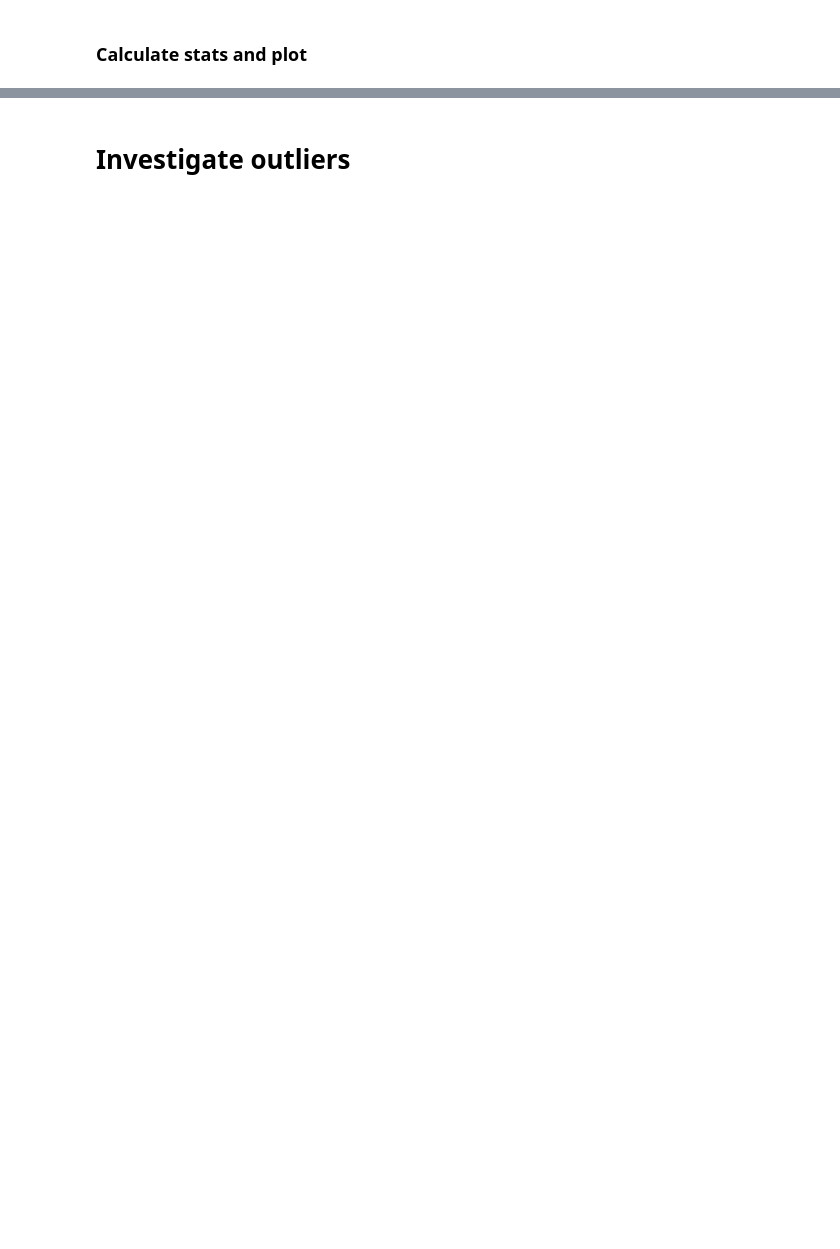
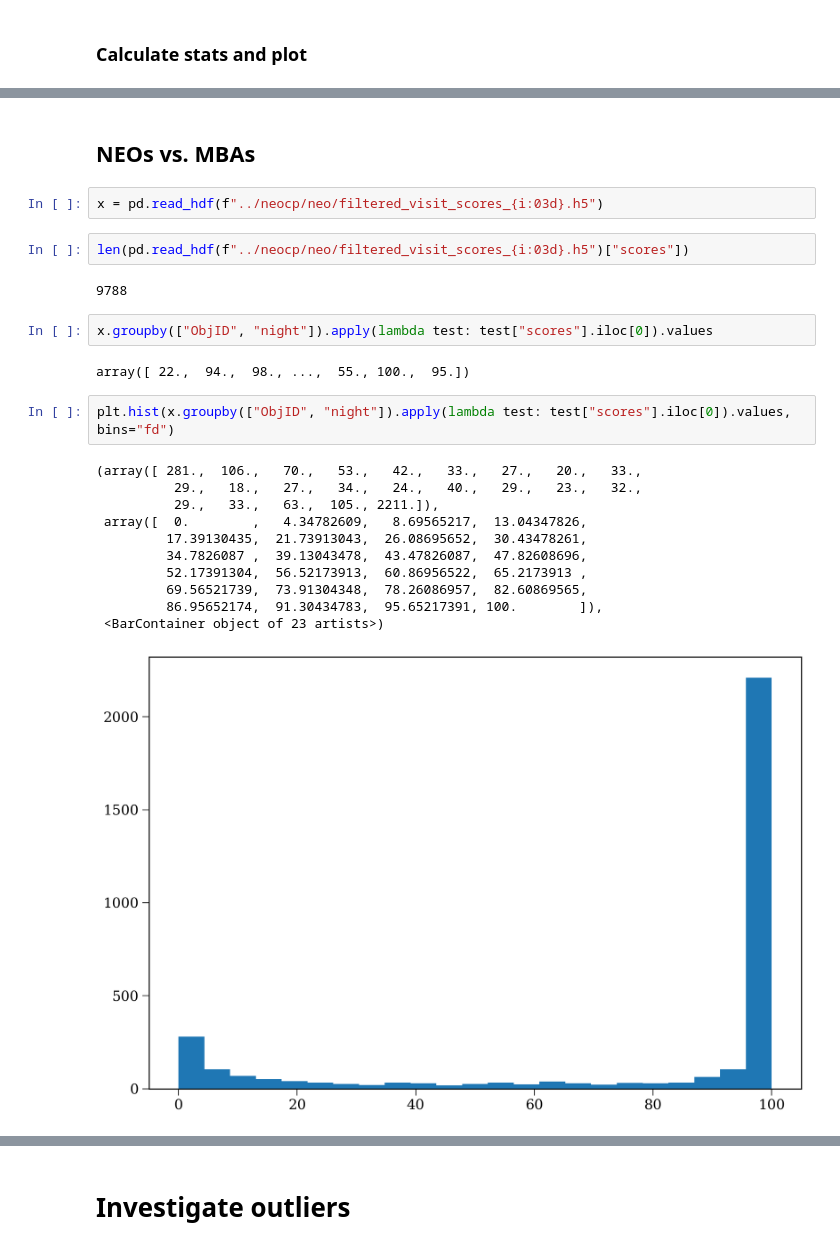
Before and after one commit to dirac-institute/hybrid_sso_catalogue, a Jupyter notebook: lsst_detection_probability/Predict misses.ipynb, the cells around one changed output, grey strips where cells are left out. Cells and saved outputs as stored; diff of their text form; blank space fills up the shorter version.

```diff
--- a/lsst_detection_probability/Predict misses.ipynb
+++ b/lsst_detection_probability/Predict misses.ipynb
@@ -256,0 +279,26 @@ Overall success rate: 76.92%
+# %% [markdown]
+## NEOs vs. MBAs
+# %%
+x = pd.read_hdf(f"../neocp/neo/filtered_visit_scores_{i:03d}.h5")
+# %%
+len(pd.read_hdf(f"../neocp/neo/filtered_visit_scores_{i:03d}.h5")["scores"])
+# %% [output]
+9788
+# %%
+x.groupby(["ObjID", "night"]).apply(lambda test: test["scores"].iloc[0]).values
+# %% [output]
+array([ 22.,  94.,  98., ...,  55., 100.,  95.])
+# %%
+plt.hist(x.groupby(["ObjID", "night"]).apply(lambda test: test["scores"].iloc[0]).values, bins="fd")
+# %% [output]
+(array([ 281.,  106.,   70.,   53.,   42.,   33.,   27.,   20.,   33.,
+          29.,   18.,   27.,   34.,   24.,   40.,   29.,   23.,   32.,
+          29.,   33.,   63.,  105., 2211.]),
+ array([  0.        ,   4.34782609,   8.69565217,  13.04347826,
+         17.39130435,  21.73913043,  26.08695652,  30.43478261,
+         34.7826087 ,  39.13043478,  43.47826087,  47.82608696,
+         52.17391304,  56.52173913,  60.86956522,  65.2173913 ,
+         69.56521739,  73.91304348,  78.26086957,  82.60869565,
+         86.95652174,  91.30434783,  95.65217391, 100.        ]),
+ <BarContainer object of 23 artists>)
+[figure, added]
```
Also changed, not shown: parts of 45 cells of this notebook, 16 other files.
